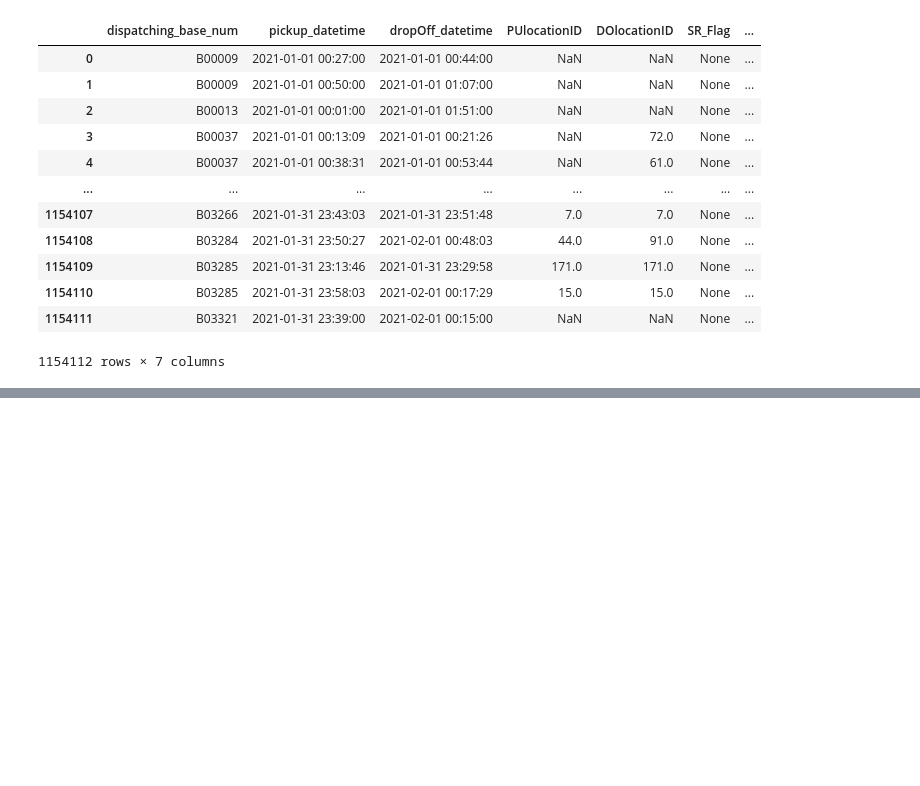
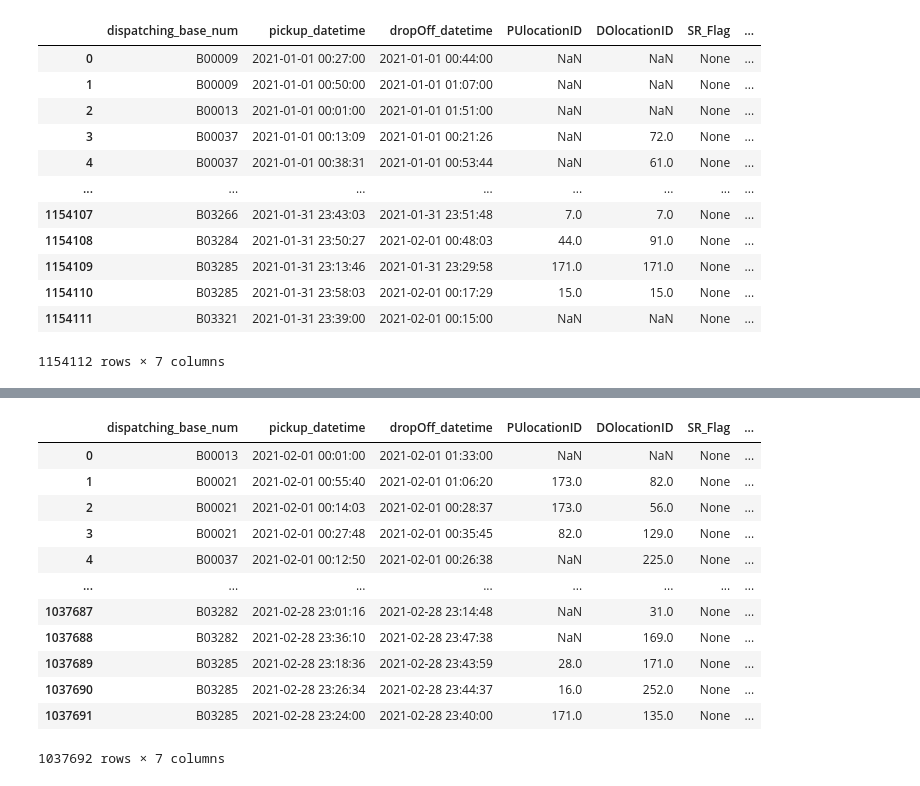
Before and after one commit to TsukiZombina/mlops-zoomcamp, a Jupyter notebook: 01-intro/homework.ipynb, the cells around one changed output, grey strips where cells are left out. Cells and saved outputs as stored; diff of their text form; code cells hidden in the pictures; blank space fills up the shorter version.

```diff
--- a/01-intro/homework.ipynb
+++ b/01-intro/homework.ipynb
@@ -40,0 +201,17 @@ df
+# %%
+dft = pd.read_parquet("https://nyc-tlc.s3.amazonaws.com/trip+data/fhv_tripdata_2021-02.parquet")
+dft
+# %% [output]
+|  | dispatching_base_num | pickup_datetime | dropOff_datetime | PUlocationID | DOlocationID | SR_Flag | ... |
+| 0 | B00013 | 2021-02-01 00:01:00 | 2021-02-01 01:33:00 | NaN | NaN | None | ... |
+| 1 | B00021 | 2021-02-01 00:55:40 | 2021-02-01 01:06:20 | 173.0 | 82.0 | None | ... |
+| 2 | B00021 | 2021-02-01 00:14:03 | 2021-02-01 00:28:37 | 173.0 | 56.0 | None | ... |
+| 3 | B00021 | 2021-02-01 00:27:48 | 2021-02-01 00:35:45 | 82.0 | 129.0 | None | ... |
+| 4 | B00037 | 2021-02-01 00:12:50 | 2021-02-01 00:26:38 | NaN | 225.0 | None | ... |
+| ... | ... | ... | ... | ... | ... | ... | ... |
+| 1037687 | B03282 | 2021-02-28 23:01:16 | 2021-02-28 23:14:48 | NaN | 31.0 | None | ... |
+| 1037688 | B03282 | 2021-02-28 23:36:10 | 2021-02-28 23:47:38 | NaN | 169.0 | None | ... |
+| 1037689 | B03285 | 2021-02-28 23:18:36 | 2021-02-28 23:43:59 | 28.0 | 171.0 | None | ... |
+| 1037690 | B03285 | 2021-02-28 23:26:34 | 2021-02-28 23:44:37 | 16.0 | 252.0 | None | ... |
+| 1037691 | B03285 | 2021-02-28 23:24:00 | 2021-02-28 23:40:00 | 171.0 | 135.0 | None | ... |
+1037692 rows × 7 columns
```
Also changed, not shown: parts of 19 cells of this notebook, 2 other files.
